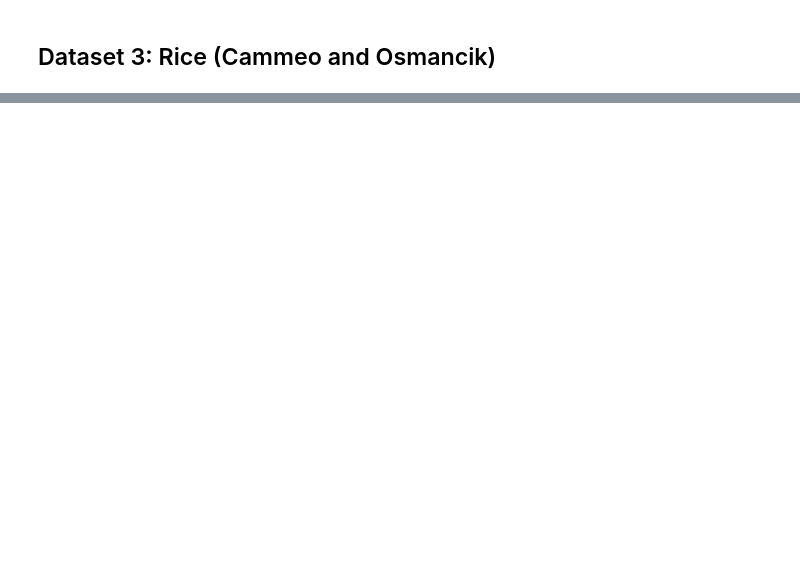
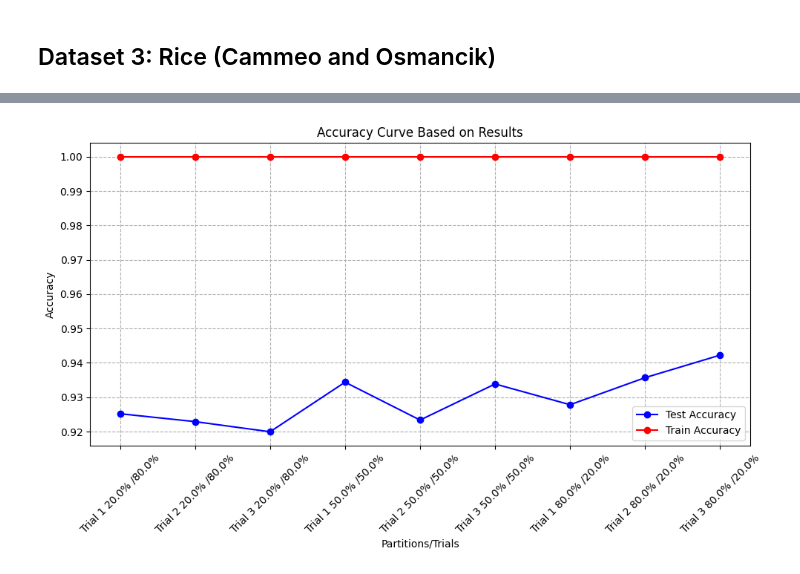
Before and after one commit to oodball/ML-implementation, a Jupyter notebook: newrf.ipynb, the cells around one changed output, grey strips where cells are left out. Saved outputs shown, nothing was run; the diff lists cells and outputs as text; code cells hidden in the pictures; blank space fills up the shorter version.

```diff
--- a/newrf.ipynb
+++ b/newrf.ipynb
@@ -283,0 +332,4 @@ Trial 1:
+# %%
+plot_accuracy_curve(results,train_results, title="Accuracy Curve Based on Results")
+# %% [output]
+[figure, added]
```
Also changed, not shown: parts of 7 cells of this notebook, 5 other files.
